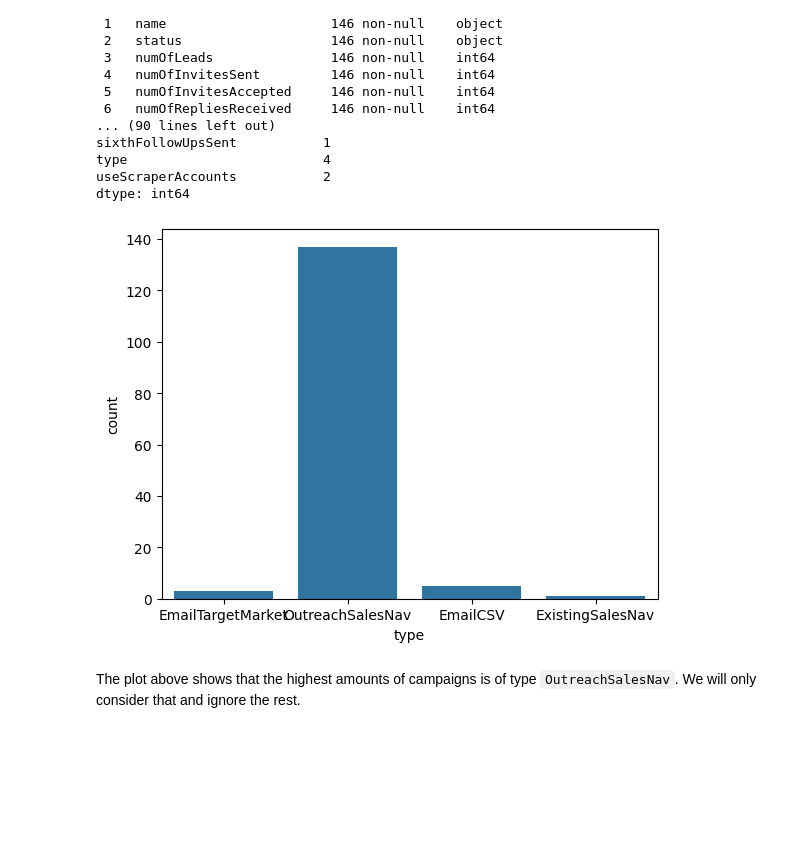
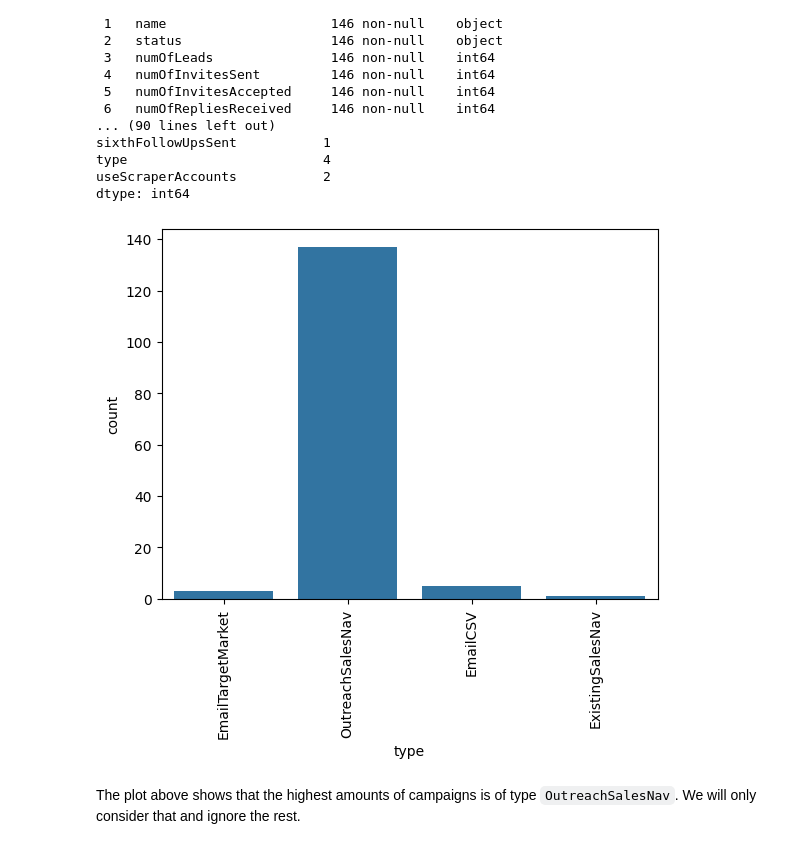
Before and after one commit to usersina/ml-lead-generating, a Jupyter notebook: notebook.ipynb, the cells around one changed output. Saved outputs shown, nothing was run; the diff lists cells and outputs as text; code cells hidden in the pictures; blank space fills up the shorter version.

```diff
--- a/notebook.ipynb
+++ b/notebook.ipynb
@@ -41,9 +41,10 @@ useScraperAccounts           2
 dtype: int64
 # %%
 sns.countplot(x='type', data=campaigns_df)
+plt.xticks(rotation=90) # type names are a bit long
 plt.show()
 # %% [output]
-[figure, old version]
+[figure, new version]
 # %% [markdown]
 The plot above shows that the highest amounts of campaigns is of type `OutreachSalesNav`.
 We will only consider that and ignore the rest.
```
Also changed, not shown: parts of 20 cells of this notebook.
